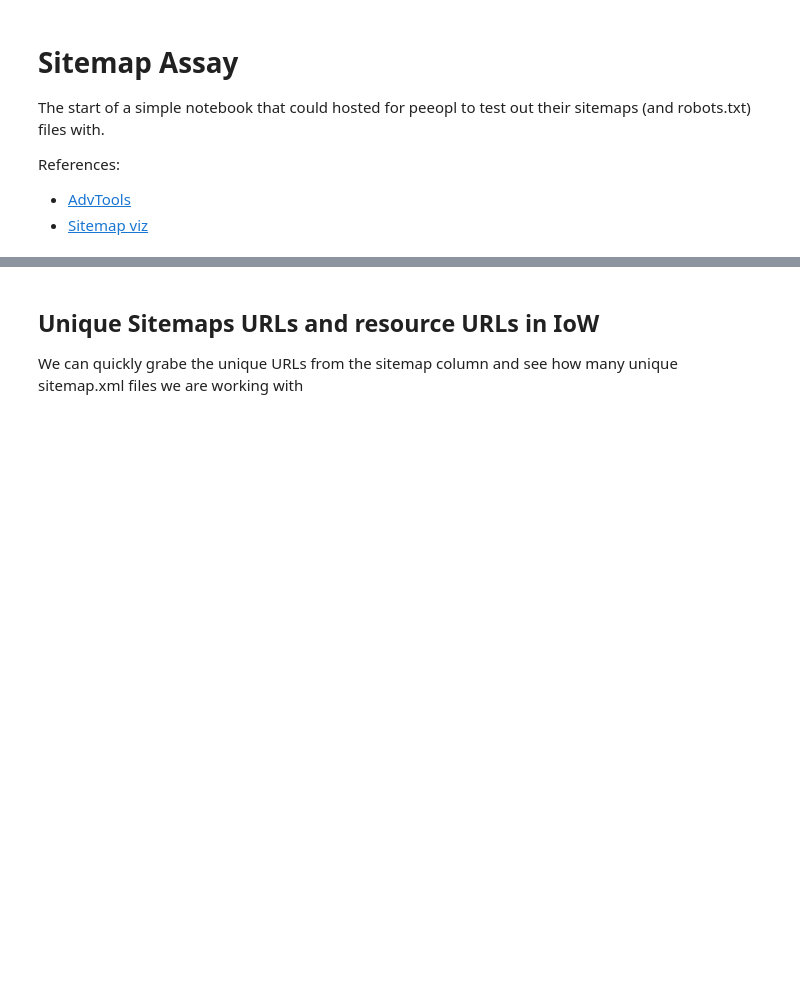
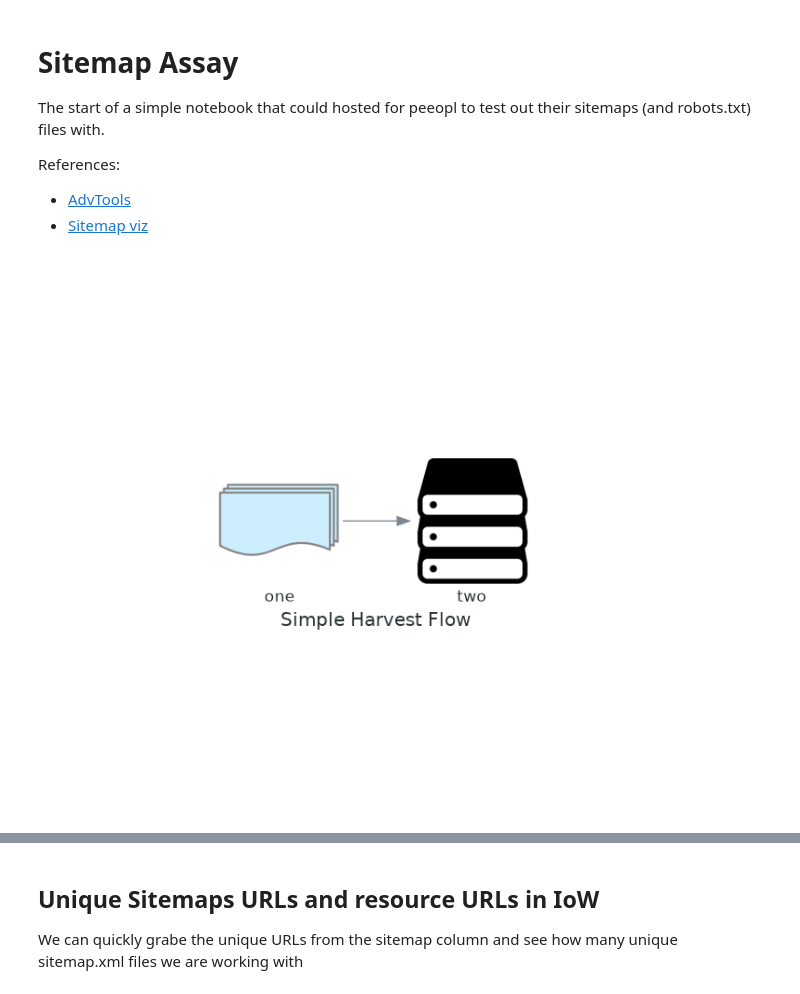
Before and after one commit to jmckenna/gleanerio-notebooks, a Jupyter notebook: notebooks/sitemap_assay.ipynb, the cells around one changed output, grey strips where cells are left out. Drawn from its saved outputs; the diff is of its cells as text; code cells hidden in the pictures; blank space fills up the shorter version.

```diff
--- a/notebooks/sitemap_assay.ipynb
+++ b/notebooks/sitemap_assay.ipynb
@@ -18,3 +19,27 @@ import traceback
+# %%
+from diagrams import Cluster, Diagram
+from diagrams.aws.compute import ECS
+from diagrams.aws.database import ElastiCache, RDS
+from diagrams.aws.network import ELB
+from diagrams.aws.network import Route53
+from diagrams.generic.blank import Blank
+from diagrams.generic.place import Datacenter
+from diagrams.generic.storage import Storage
+from diagrams.programming.flowchart import MultipleDocuments
+
+
+
+with Diagram("Simple Harvest Flow", show=False) as imgdia:
+
+    b1 = MultipleDocuments("one")
+    b2 = Storage("two")
+
+    b1 >> b2
+
+
+imgdia
+# %% [output]
+[figure, added]
 # %%
 %%time
 
```
Also changed, not shown: parts of 15 cells of this notebook, 27 other files.
